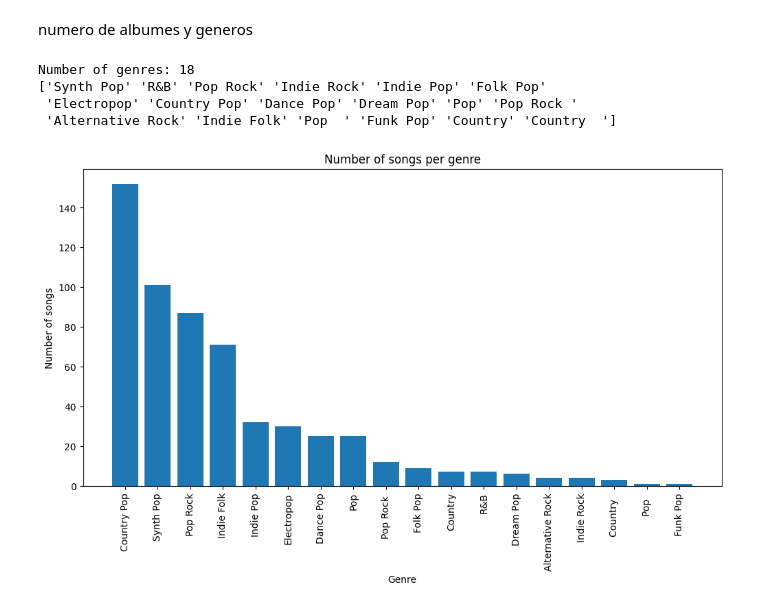
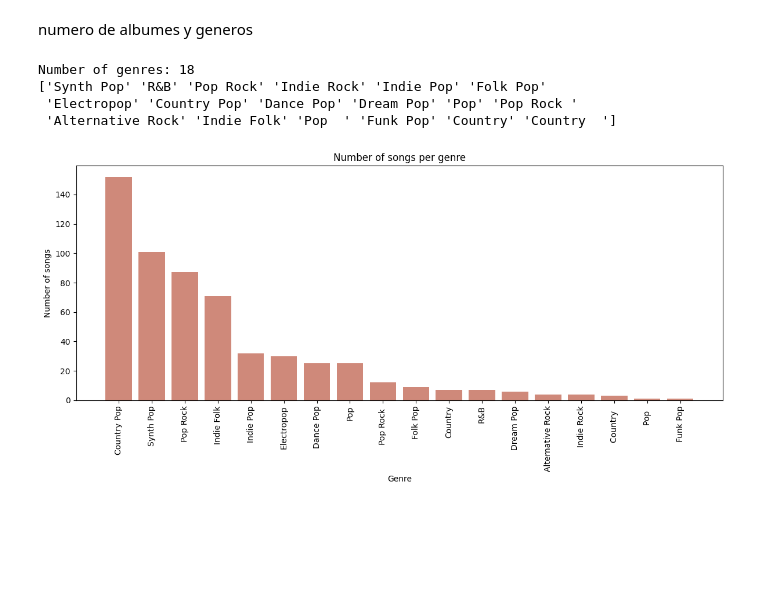
Before and after one commit to raquel-ch/sg_project, a Jupyter notebook: data_analysis.ipynb, the cells around one changed output. Saved outputs shown, nothing was run; the diff lists cells and outputs as text; code cells hidden in the pictures; blank space fills up the shorter version.

Commit message:
more plots

```diff
--- a/data_analysis.ipynb
+++ b/data_analysis.ipynb
@@ -115,24 +117,25 @@ numero de albumes y generos
 # %%
 # how many genres and list them
 print('Number of genres:', ts_data['track_musical_genre'].nunique())
 print(ts_data['track_musical_genre'].unique())
 
 # number of songs per genre plot
 # ts_data['track_musical_genre'].value_counts().plot(kind='bar')
-
 plt.figure(figsize=(12, 6))
-plt.bar(ts_data['track_musical_genre'].value_counts().index, ts_data['track_musical_genre'].value_counts().values)
+plt.bar(ts_data['track_musical_genre'].value_counts().index, ts_data['track_musical_genre'].value_counts().values, color='#cf897a')  # Darker pink color
 plt.xticks(rotation=90)
 plt.xlabel('Genre')
 plt.ylabel('Number of songs')
 plt.title('Number of songs per genre')
+plt.tight_layout()  # Adjust layout to prevent cutting off labels
+# plt.savefig('plots/songs_per_genre.png')
 plt.show()
 # %% [output]
 Number of genres: 18
 ['Synth Pop' 'R&B' 'Pop Rock' 'Indie Rock' 'Indie Pop' 'Folk Pop'
  'Electropop' 'Country Pop' 'Dance Pop' 'Dream Pop' 'Pop' 'Pop Rock '
  'Alternative Rock' 'Indie Folk' 'Pop  ' 'Funk Pop' 'Country' 'Country  ']
-[figure, old version]
+[figure, new version]
 # %%
 # how many albums and songs per album
 print('number of albums:', ts_data['album'].nunique())
```
Also changed, not shown: parts of 4 cells of this notebook.
